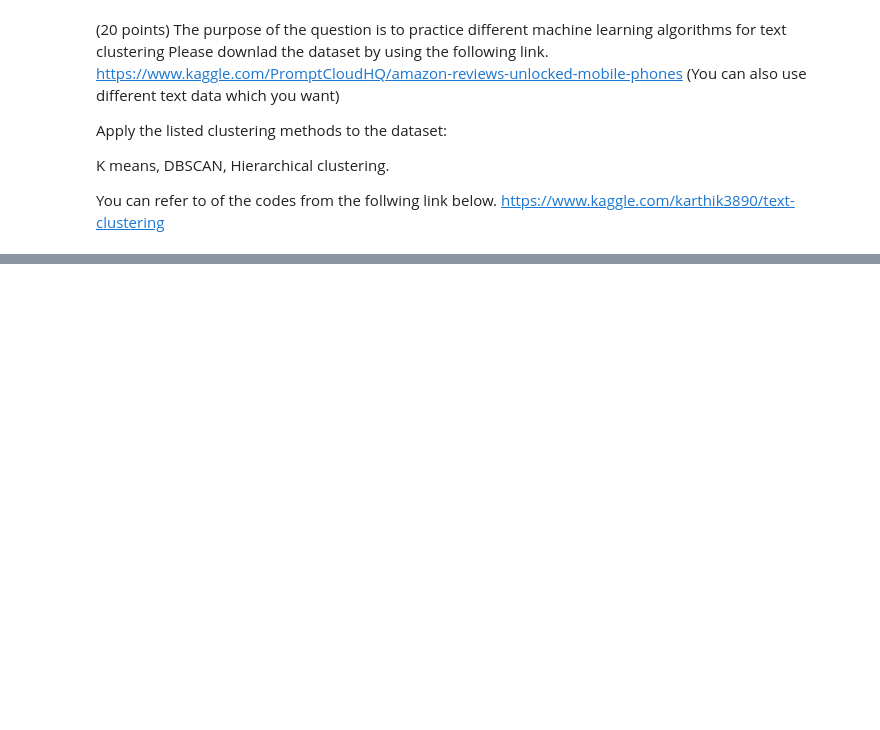
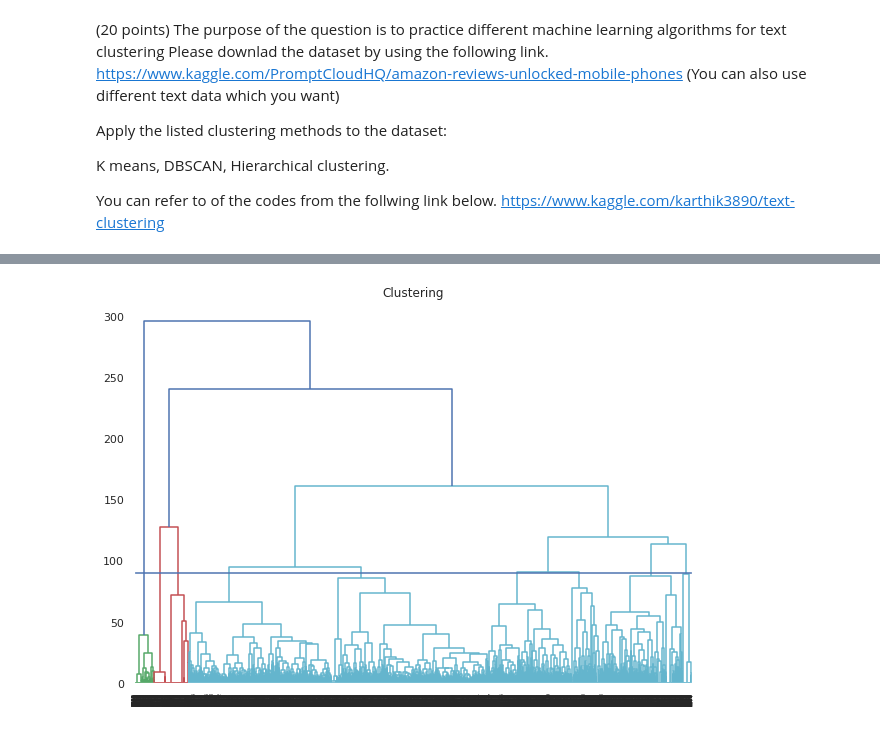
Before and after one commit to anveshveeramalla/Anvesh_INFO5731_SPRING2022, a Jupyter notebook: In_class_exercise_05_2.ipynb, the cells around one changed output, grey strips where cells are left out. Saved outputs shown, nothing was run; the diff lists cells and outputs as text; code cells hidden in the pictures; blank space fills up the shorter version.

```diff
--- a/In_class_exercise_05_2.ipynb
+++ b/In_class_exercise_05_2.ipynb
@@ -601,2 +486,18 @@ In one paragraph, please compare K means, DBSCAN and Hierarchical clustering.
+# %%
+#Hierarchical clustering
+import scipy.cluster.hierarchy as shc
+%matplotlib inline
+#reduce data dimensions
+sentvectors = sent_vectors[1:10000,1:100]
+plt.figure(figsize=(10, 7))
+plt.title("Clustering")
+dend = shc.dendrogram(shc.linkage(sentvectors, method='ward'))
+plt.axhline(y=90)
+
+from sklearn.cluster import AgglomerativeClustering
+cluster = AgglomerativeClustering(n_clusters=5, affinity='euclidean', linkage='ward')  #took n=5 from dendrogram curve
+Agg=cluster.fit_predict(sentvectors)
+# %% [output]
+[figure, added]
 # %%
 #You can write you answer here. (No code needed)
```
Also changed, not shown: parts of 76 cells of this notebook.
